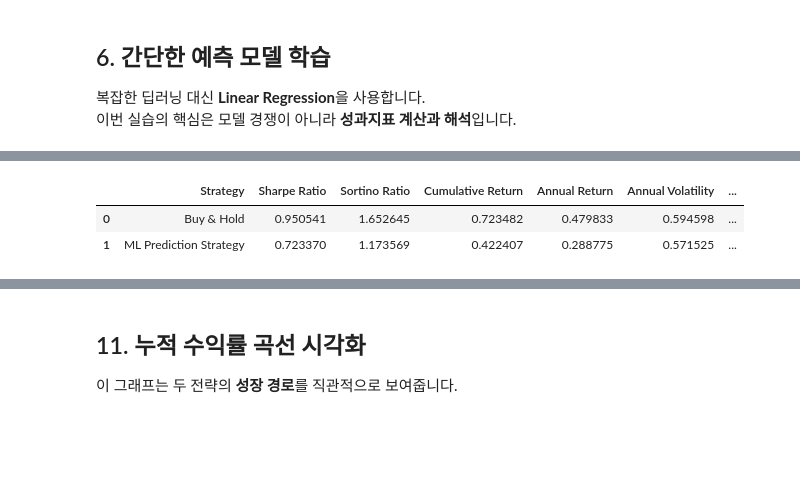
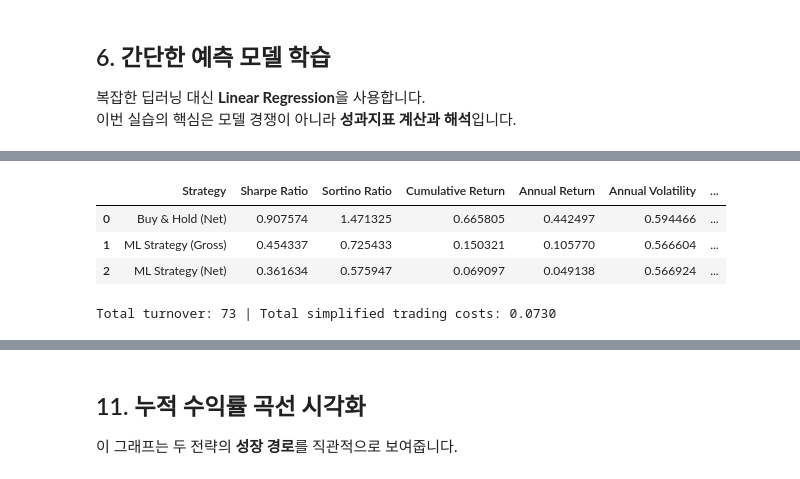
Before and after one commit to nhjung-phd/TimeSeriesAnalysis, a Jupyter notebook: notebooks/41_Backtest_Performance_Metrics.ipynb, the cells around one changed output, grey strips where cells are left out. Drawn from its saved outputs; the diff is of its cells as text; code cells hidden in the pictures; blank space fills up the shorter version.

```diff
--- a/notebooks/41_Backtest_Performance_Metrics.ipynb
+++ b/notebooks/41_Backtest_Performance_Metrics.ipynb
@@ -272,7 +251,0 @@ display(test[["Return", "Position", "Strategy_Return", "BuyHold_Return"]].head()
-# %%
-# 12. 누적수익률 계산
-
-test["Strategy_Equity"] = (1 + test["Strategy_Return"]).cumprod()
-test["BuyHold_Equity"] = (1 + test["BuyHold_Return"]).cumprod()
-
-display(test[["Strategy_Equity", "BuyHold_Equity"]].head())
@@ -364,0 +262,22 @@ def performance_summary(returns, name="Strategy"):
+# %%
+# 11. 포지션-수익률 정렬 및 거래비용
+COST_BPS = 10   # 일방향 10bp = 거래대금의 0.10%
+cost_rate = COST_BPS / 10000.0
+
+# 이미 전일 정보로 계산된 포지션이므로 Position.shift(1)을 하지 않음
+test["Strategy_Gross_Return"] = test["Position"] * test["Return"]
+prior_position = test["Position"].shift(1).fillna(0.0)
+test["Turnover"] = (test["Position"] - prior_position).abs()
+test["Trading_Cost"] = cost_rate * test["Turnover"]
+test["Strategy_Return"] = test["Strategy_Gross_Return"] - test["Trading_Cost"]
+
+# 동일한 평가기간을 대상으로 Buy & Hold도 초기 매수비용 차감
+# 모든 테스트 거래일에 100% 투자, 최초 거래일 진입 수수료 1회
+test["BuyHold_Gross_Return"] = test["Return"]
+test["BuyHold_Return"] = test["Return"].copy()
+test.iloc[0, test.columns.get_loc("BuyHold_Return")] -= cost_rate
+
+assert test[["Strategy_Return", "BuyHold_Return"]].notna().all().all()
+print(f"One-way cost: {COST_BPS} bps | switches (including entry): {test['Turnover'].sum():.0f}")
+display(test[["Return", "Position", "Turnover", "Trading_Cost",
+              "Strategy_Gross_Return", "Strategy_Return", "BuyHold_Return"]].head(10))
@@ -365,15 +397,17 @@ def performance_summary(returns, name="Strategy"):
 # %%
-# 14. 성과지표 계산
-
-summary_buyhold = performance_summary(test["BuyHold_Return"], name="Buy & Hold")
-summary_strategy = performance_summary(test["Strategy_Return"], name="ML Prediction Strategy")
-
-summary_table = pd.concat([summary_buyhold, summary_strategy], ignore_index=True)
+# 14. 동일 기간 성과표: 비용 영향 확인
+summary_buyhold = performance_summary(test["BuyHold_Return"], name="Buy & Hold (Net)")
+summary_gross = performance_summary(test["Strategy_Gross_Return"], name="ML Strategy (Gross)")
+summary_strategy = performance_summary(test["Strategy_Return"], name="ML Strategy (Net)")
+summary_table = pd.concat([summary_buyhold, summary_gross, summary_strategy], ignore_index=True)
 display(summary_table)
+print(f"Total turnover: {test['Turnover'].sum():.0f} | Total simplified trading costs: {test['Trading_Cost'].sum():.4f}")
 # %% [output]
 |  | Strategy | Sharpe Ratio | Sortino Ratio | Cumulative Return | Annual Return | Annual Volatility | ... |
-| 0 | Buy & Hold | 0.950541 | 1.652645 | 0.723482 | 0.479833 | 0.594598 | ... |
-| 1 | ML Prediction Strategy | 0.723370 | 1.173569 | 0.422407 | 0.288775 | 0.571525 | ... |
+| 0 | Buy & Hold (Net) | 0.907574 | 1.471325 | 0.665805 | 0.442497 | 0.594466 | ... |
+| 1 | ML Strategy (Gross) | 0.454337 | 0.725433 | 0.150321 | 0.105770 | 0.566604 | ... |
+| 2 | ML Strategy (Net) | 0.361634 | 0.575947 | 0.069097 | 0.049138 | 0.566924 | ... |
+Total turnover: 73 | Total simplified trading costs: 0.0730
 # %%
 # 15. 보기 좋은 형식으로 결과 정리
 
```
Also changed, not shown: parts of 37 cells of this notebook.
